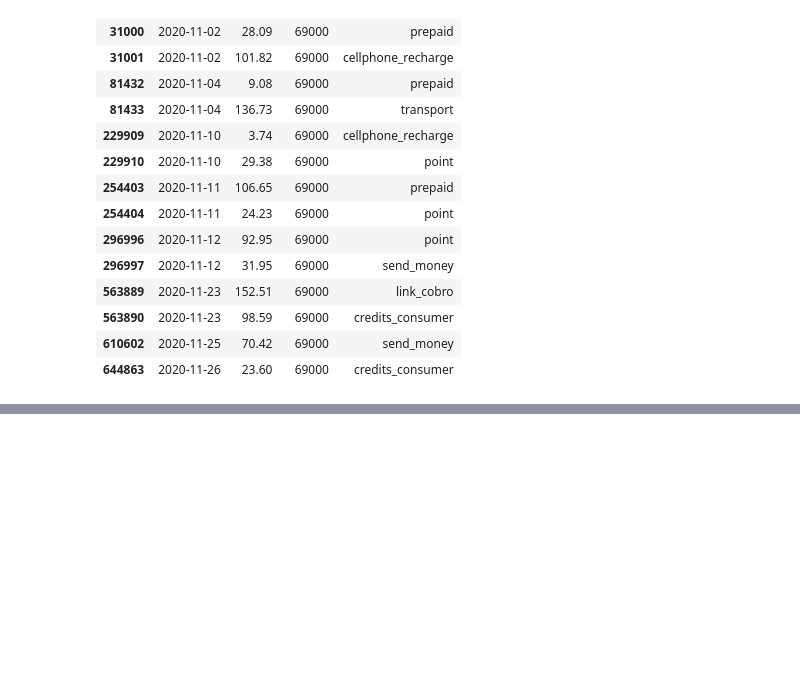
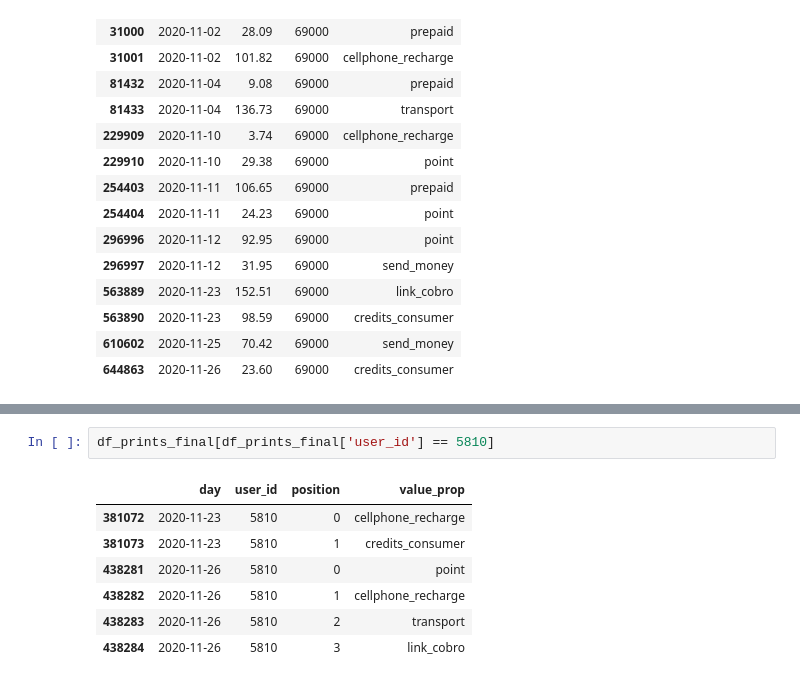
Before and after one commit to juanpabosu/carrusel_xselling, a Jupyter notebook: src/xselling.ipynb, the cells around one changed output, grey strips where cells are left out. Drawn from its saved outputs; the diff is of its cells as text; blank space fills up the shorter version.

```diff
--- a/src/xselling.ipynb
+++ b/src/xselling.ipynb
@@ -462,0 +493,10 @@ df_pays_final[df_pays_final['user_id'] == 69000]
+# %%
+df_prints_final[df_prints_final['user_id'] == 5810]
+# %% [output]
+|  | day | user_id | position | value_prop |
+| 381072 | 2020-11-23 | 5810 | 0 | cellphone_recharge |
+| 381073 | 2020-11-23 | 5810 | 1 | credits_consumer |
+| 438281 | 2020-11-26 | 5810 | 0 | point |
+| 438282 | 2020-11-26 | 5810 | 1 | cellphone_recharge |
+| 438283 | 2020-11-26 | 5810 | 2 | transport |
+| 438284 | 2020-11-26 | 5810 | 3 | link_cobro |
```
Also changed, not shown: parts of 19 cells of this notebook.
